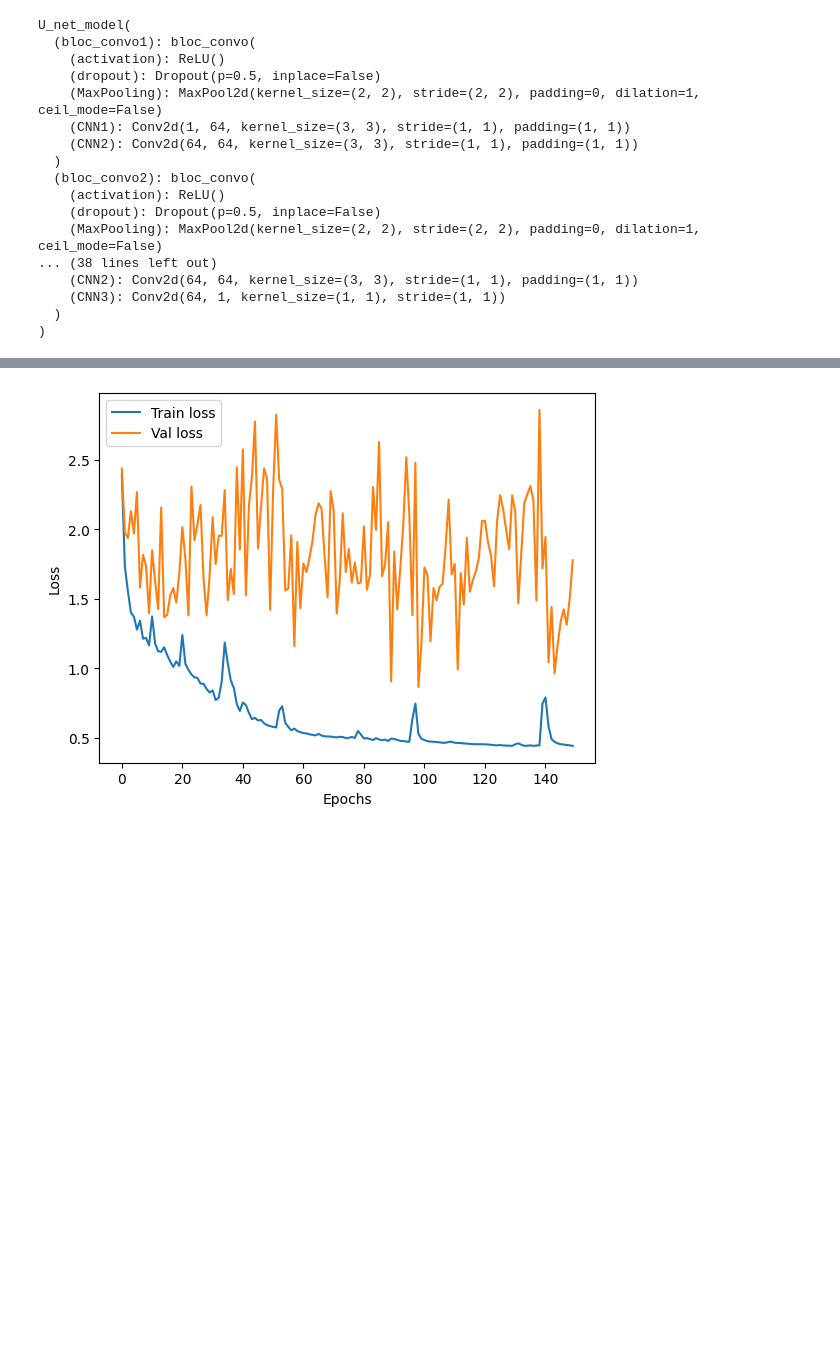
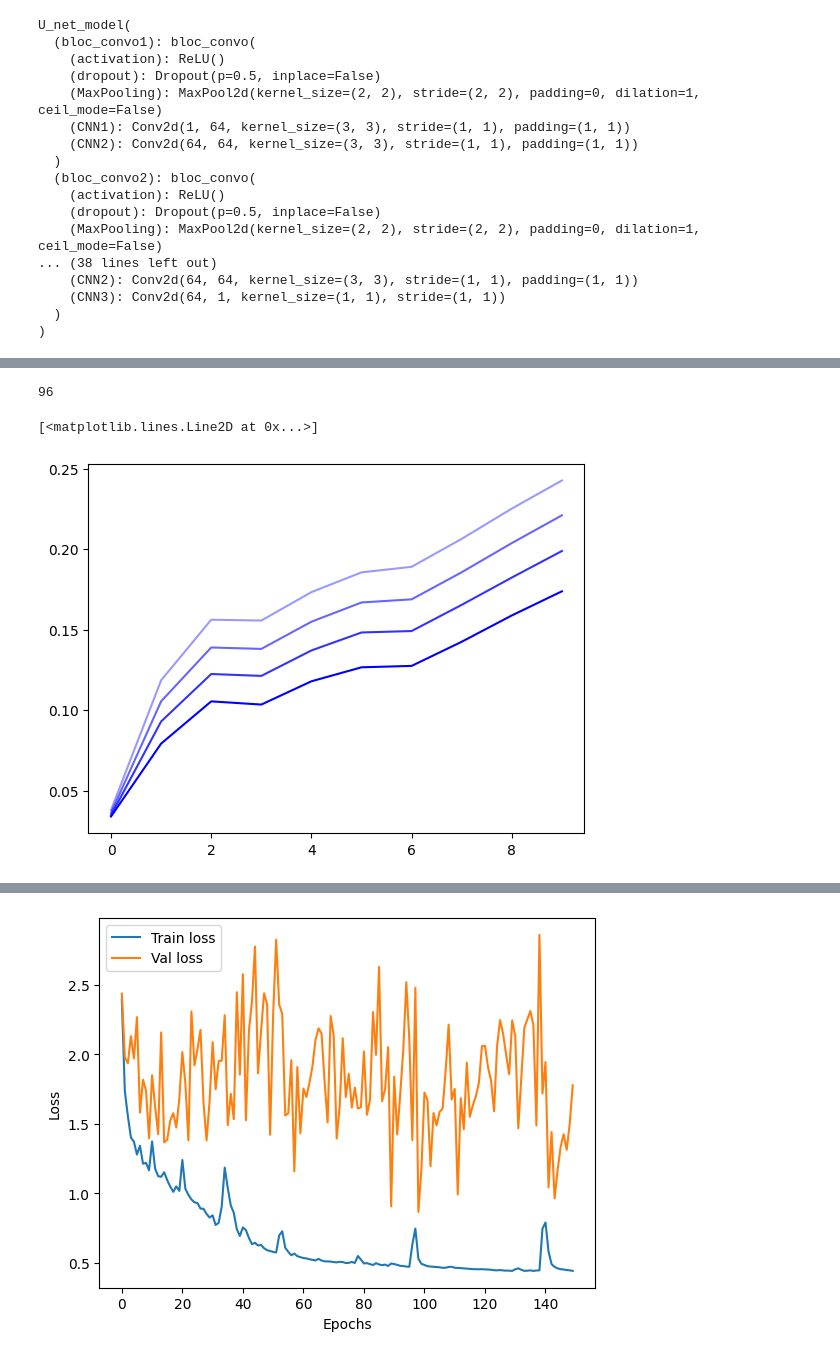
Before and after one commit to Clement1103/data_science_projects, a Jupyter notebook: DL_projects/spinal_cord_segmentation/gray_matter_segmentation.ipynb, the cells around one changed output, grey strips where cells are left out. Cells and saved outputs as stored; diff of their text form; code cells hidden in the pictures; blank space fills up the shorter version.

```diff
--- a/DL_projects/spinal_cord_segmentation/gray_matter_segmentation.ipynb
+++ b/DL_projects/spinal_cord_segmentation/gray_matter_segmentation.ipynb
@@ -757,3 +816,19 @@ Epoch 31/150 : Train loss = 0.6040 // Val loss = 1.4221 // Train IoU = 0.6717 //
+# %%
+len(train_ious_er1)
+# %% [output]
+96
+# %%
+plt.plot(train_ious, 'b', alpha=1)
+# plt.plot(val_ious, 'r', alpha=1)
+plt.plot(train_ious_er1, 'b', alpha=0.8)
+# plt.plot(val_ious_er1, 'r', alpha=0.8)
+plt.plot(train_ious_er2, 'b', alpha=0.6)
+# plt.plot(val_ious_er2, 'r', alpha=0.6)
+plt.plot(train_ious_er3, 'b', alpha=0.4)
+# plt.plot(val_ious_er3, 'r', alpha=0.4)
+# %% [output]
+[<matplotlib.lines.Line2D at 0x...>]
+[figure, added]
 # %%
 with torch.no_grad():
     for batch in dataloader_test:
```
Also changed, not shown: parts of 10 cells of this notebook.
